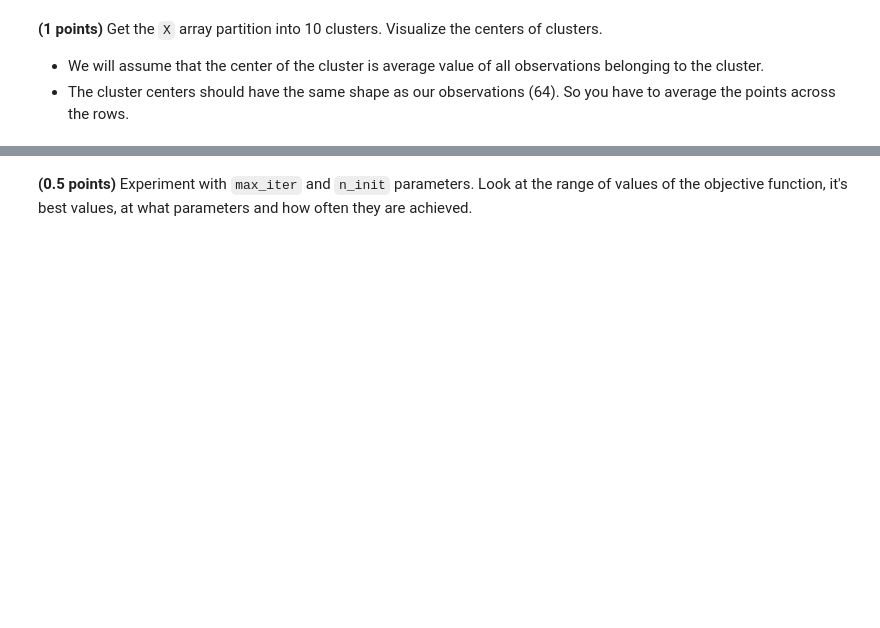
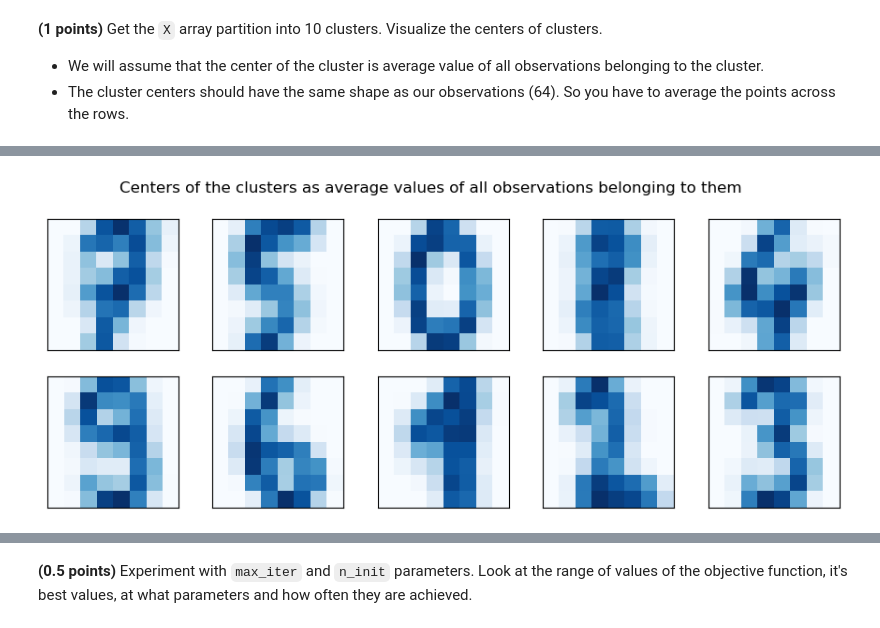
Before and after one commit to kesepkina/RS-ML-Cross-Check-1, a Jupyter notebook: 8_Clustering.ipynb, the cells around one changed output, grey strips where cells are left out. Cells and saved outputs as stored; diff of their text form; code cells hidden in the pictures; blank space fills up the shorter version.

```diff
--- a/8_Clustering.ipynb
+++ b/8_Clustering.ipynb
@@ -158,2 +195,11 @@ assert custom_kmeans_labels.shape == (1797,)
+# %%
+plt.figure(figsize=(11, 4))
+plt.suptitle('Centers of the clusters as average values of all observations belonging to them')
+for i in range(10):
+    plt.subplot(2, 5, i + 1)
+    plt.imshow(centroids[i].reshape((8, 8)), cmap='Blues')
+    plt.tick_params(left=False, bottom=False, labelleft=False, labelbottom=False)
+# %% [output]
+[figure, added]
 # %%
 plt.figure(figsize=(11, 4))
```
Also changed, not shown: parts of 47 cells of this notebook.
